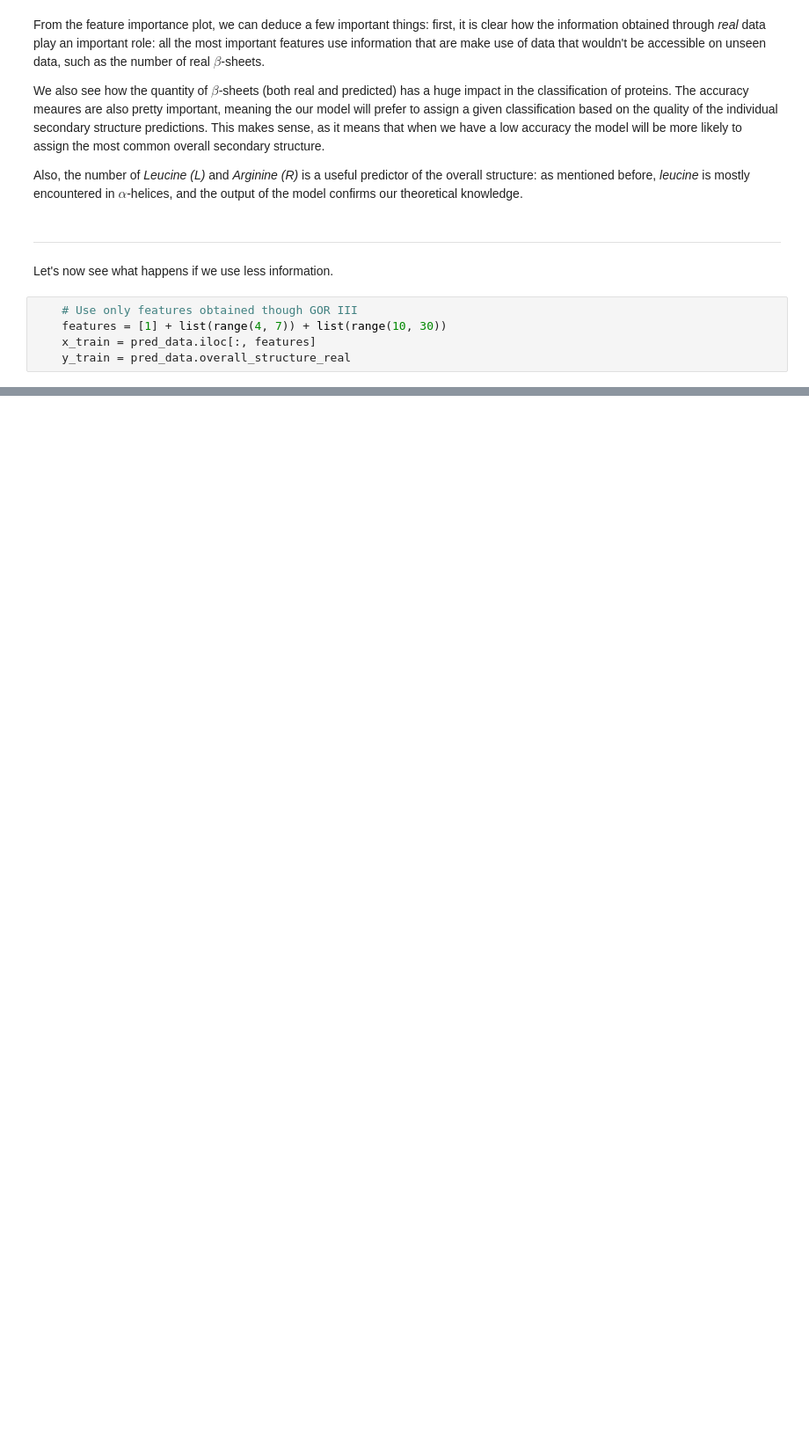
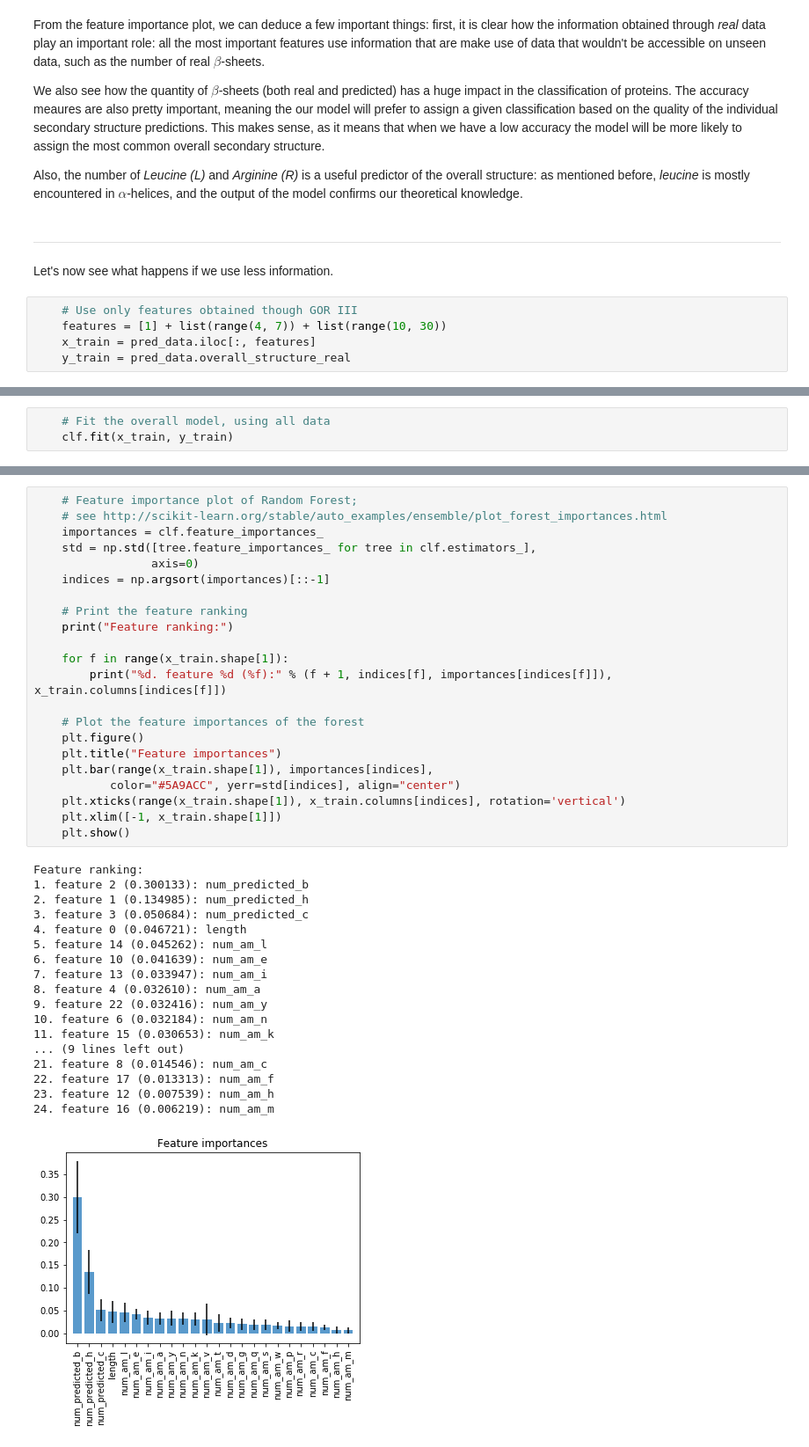
Before and after one commit to AlbertoParravicini/bioinformatics-ulb, a Jupyter notebook: assignment-2/src/Untitled.ipynb, the cells around one changed output, grey strips where cells are left out. Shown: that part at 88% size. Saved outputs shown, nothing was run; the diff lists cells and outputs as text; blank space fills up the shorter version.

Commit message:
Added plots

```diff
--- a/assignment-2/src/Untitled.ipynb
+++ b/assignment-2/src/Untitled.ipynb
@@ -1024,0 +1112,3 @@ Using only the information obtained through **GOR III** gives a *cross-validatio
+# %%
+    # Fit the overall model, using all data
+    clf.fit(x_train, y_train)
@@ -1024,0 +1123,41 @@ Using only the information obtained through **GOR III** gives a *cross-validatio
+# %%
+    # Feature importance plot of Random Forest;
+    # see http://scikit-learn.org/stable/auto_examples/ensemble/plot_forest_importances.html
+    importances = clf.feature_importances_
+    std = np.std([tree.feature_importances_ for tree in clf.estimators_],
+                 axis=0)
+    indices = np.argsort(importances)[::-1]
+
+    # Print the feature ranking
+    print("Feature ranking:")
+
+    for f in range(x_train.shape[1]):
+        print("%d. feature %d (%f):" % (f + 1, indices[f], importances[indices[f]]), x_train.columns[indices[f]])
+
+    # Plot the feature importances of the forest
+    plt.figure()
+    plt.title("Feature importances")
+    plt.bar(range(x_train.shape[1]), importances[indices],
+           color="#5A9ACC", yerr=std[indices], align="center")
+    plt.xticks(range(x_train.shape[1]), x_train.columns[indices], rotation='vertical')
+    plt.xlim([-1, x_train.shape[1]])
+    plt.show()
+# %% [output]
+Feature ranking:
+1. feature 2 (0.300133): num_predicted_b
+2. feature 1 (0.134985): num_predicted_h
+3. feature 3 (0.050684): num_predicted_c
+4. feature 0 (0.046721): length
+5. feature 14 (0.045262): num_am_l
+6. feature 10 (0.041639): num_am_e
+7. feature 13 (0.033947): num_am_i
+8. feature 4 (0.032610): num_am_a
+9. feature 22 (0.032416): num_am_y
+10. feature 6 (0.032184): num_am_n
+11. feature 15 (0.030653): num_am_k
+... (9 lines left out)
+21. feature 8 (0.014546): num_am_c
+22. feature 17 (0.013313): num_am_f
+23. feature 12 (0.007539): num_am_h
+24. feature 16 (0.006219): num_am_m
+[figure, added]
```
Also changed, not shown: parts of 18 cells of this notebook, 4 other files.
